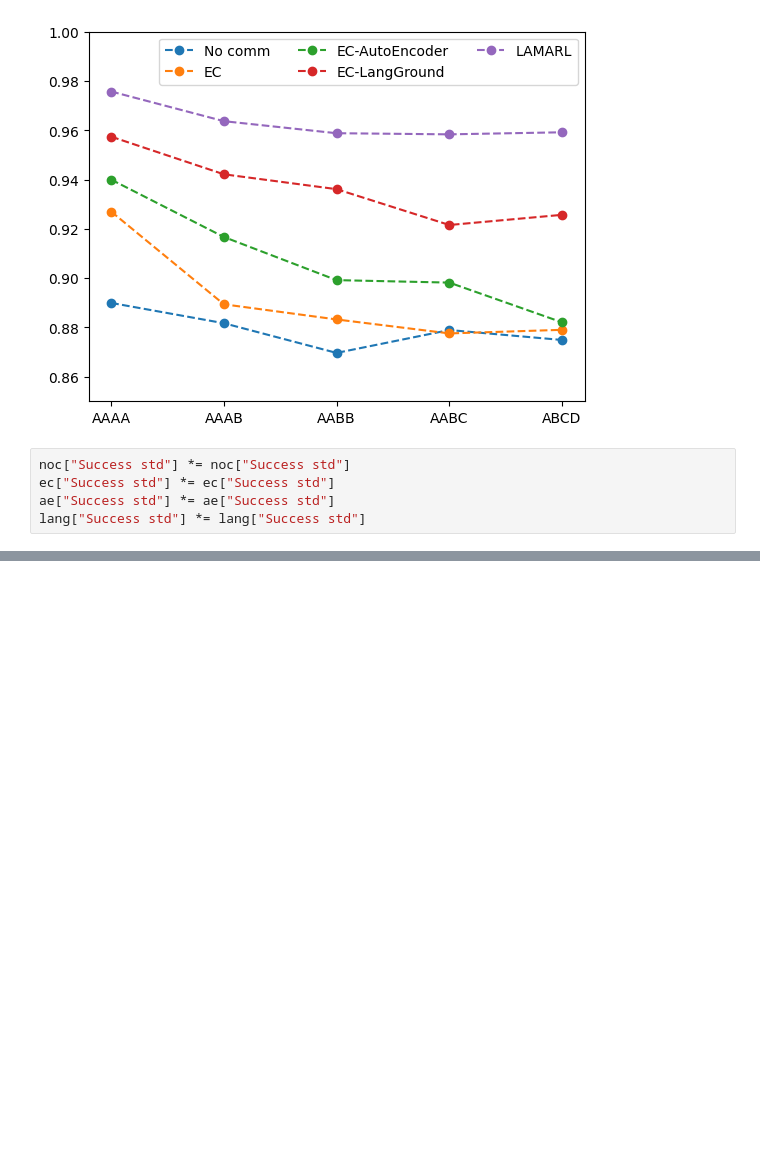
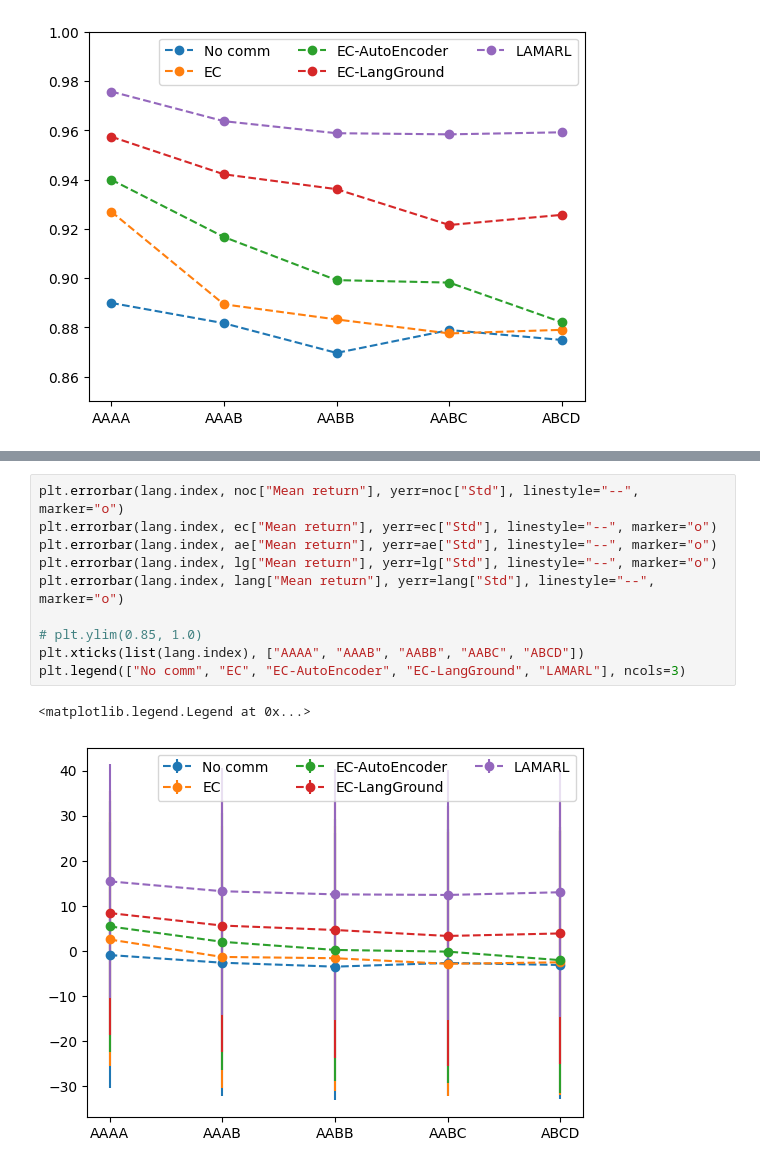
Before and after one commit to Maxtoq/MADRL-PhD-Thesis-Code, a Jupyter notebook: algorithms/LGMARL_new/ZST.ipynb, the cells around one changed output, grey strips where cells are left out. Cells and saved outputs as stored; diff of their text form; blank space fills up the shorter version.

```diff
--- a/algorithms/LGMARL_new/ZST.ipynb
+++ b/algorithms/LGMARL_new/ZST.ipynb
@@ -31,9 +31,4 @@ plt.legend(["No comm", "EC", "EC-AutoEncoder", "EC-LangGround", "LAMARL"], ncols
 # %% [output]
 <matplotlib.legend.Legend at 0x...>
 [figure]
-# %%
-noc["Success std"] *= noc["Success std"]
-ec["Success std"] *= ec["Success std"]
-ae["Success std"] *= ae["Success std"]
-lang["Success std"] *= lang["Success std"]
 # %%
@@ -60,0 +76,13 @@ ae
+# %%
+plt.errorbar(lang.index, noc["Mean return"], yerr=noc["Std"], linestyle="--", marker="o")
+plt.errorbar(lang.index, ec["Mean return"], yerr=ec["Std"], linestyle="--", marker="o")
+plt.errorbar(lang.index, ae["Mean return"], yerr=ae["Std"], linestyle="--", marker="o")
+plt.errorbar(lang.index, lg["Mean return"], yerr=lg["Std"], linestyle="--", marker="o")
+plt.errorbar(lang.index, lang["Mean return"], yerr=lang["Std"], linestyle="--", marker="o")
+
+# plt.ylim(0.85, 1.0)
+plt.xticks(list(lang.index), ["AAAA", "AAAB", "AABB", "AABC", "ABCD"])
+plt.legend(["No comm", "EC", "EC-AutoEncoder", "EC-LangGround", "LAMARL"], ncols=3)
+# %% [output]
+<matplotlib.legend.Legend at 0x...>
+[figure, added]
```
Also changed, not shown: parts of 4 cells of this notebook, 10 other files.
